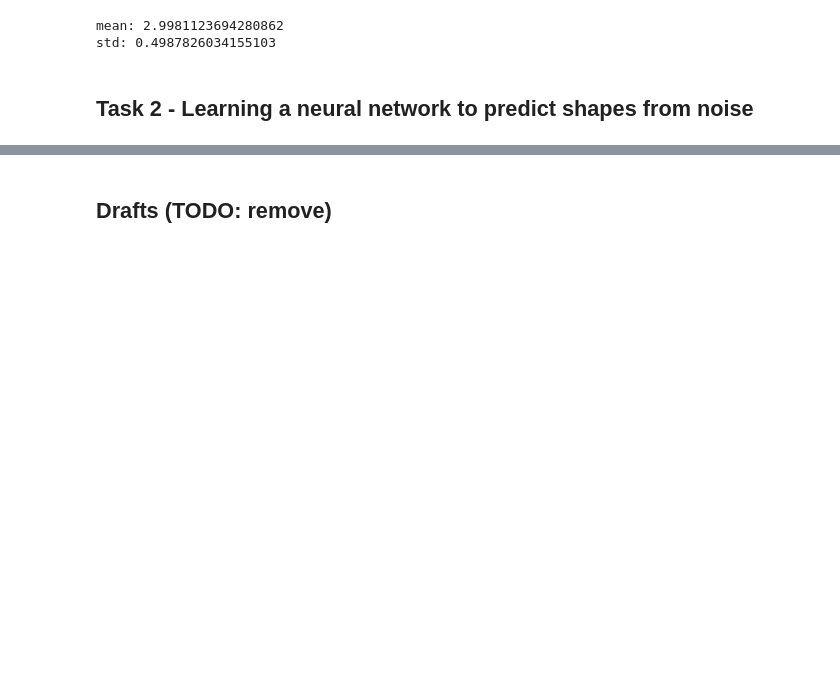
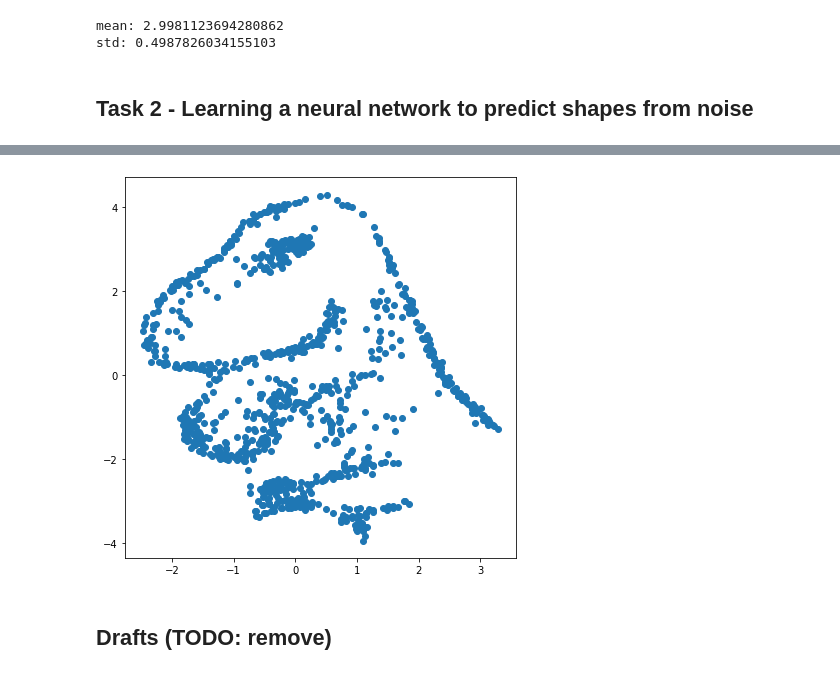
Before and after one commit to ZyzzGit/diffusion, a Jupyter notebook: DiffusionModels.ipynb, the cells around one changed output, grey strips where cells are left out. Cells and saved outputs as stored; diff of their text form; code cells hidden in the pictures; blank space fills up the shorter version.

```diff
--- a/DiffusionModels.ipynb
+++ b/DiffusionModels.ipynb
@@ -338,0 +371,12 @@ sample_and_scatter(model, T, 1000)
+# %%
+# Train and sample dinohead model
+dino_model = MLP()
+fit_model(
+    model = dino_model,
+    dataloader = DataLoader(dinohead_pts, batch_size=128, shuffle=True),
+    optimizer = Adam(dino_model.parameters(), lr=1e-3),
+    loss_fn = torch.nn.MSELoss(),
+    epochs = 300
+)
+sample_and_scatter(dino_model, T, 1000)
+# %% [output]
@@ -339,3 +400,4 @@ sample_and_scatter(model, T, 1000)
+[figure, added]
 # %% [markdown]
 ## Drafts (TODO: remove)
 # %%
```
Also changed, not shown: parts of 7 cells of this notebook.
